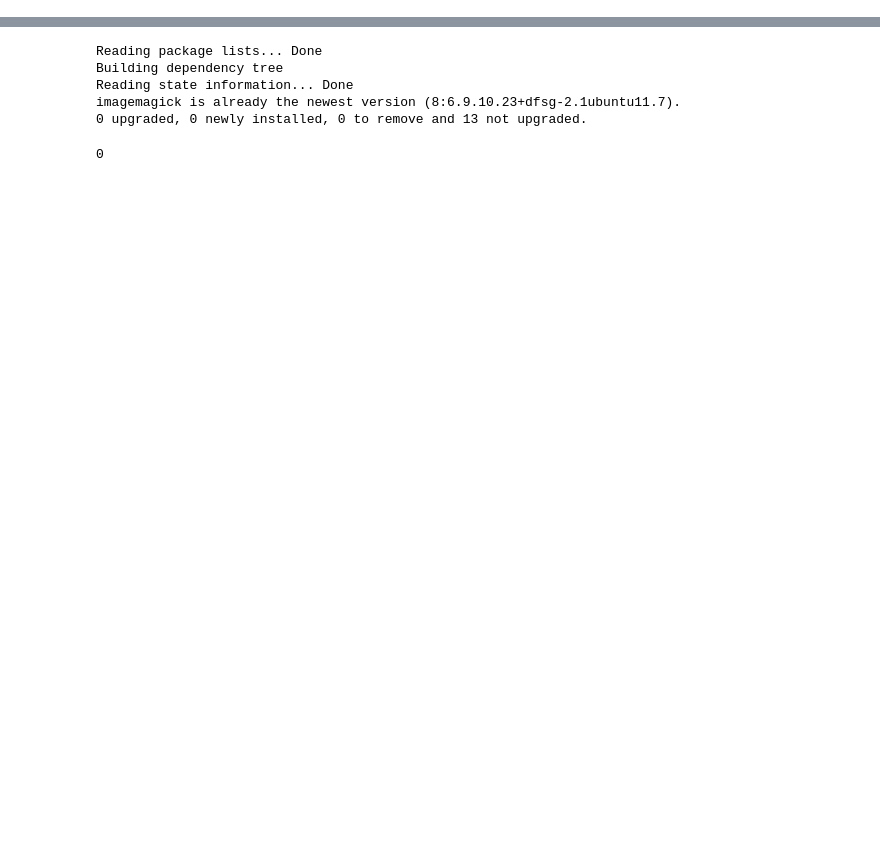
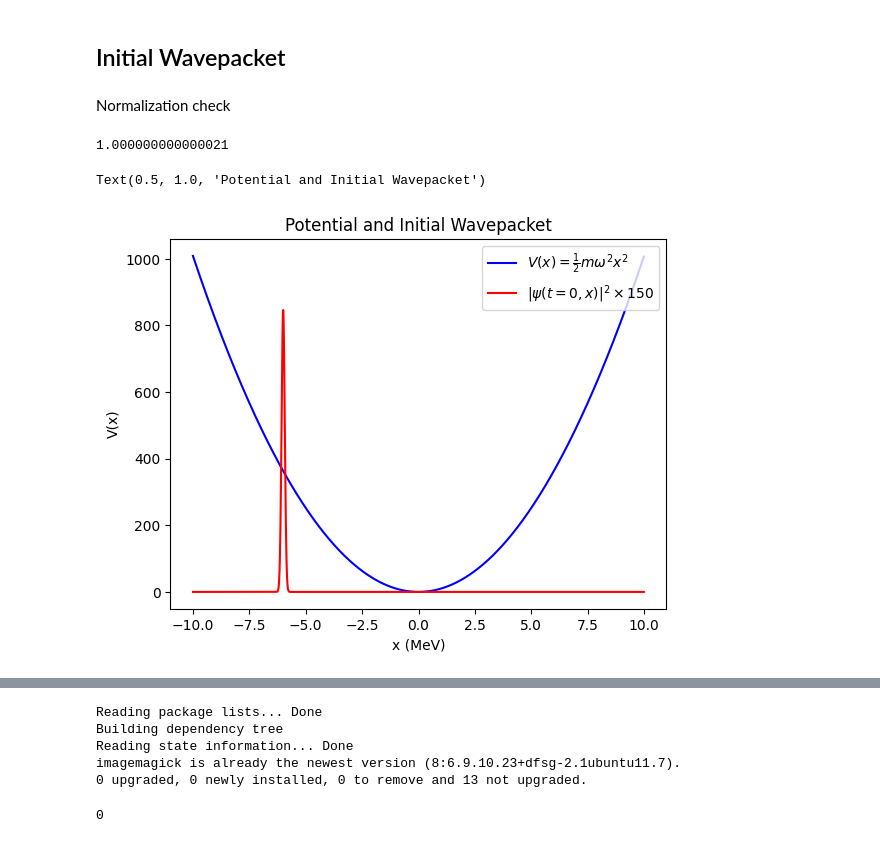
Before and after one commit to Vaquera-Araujo/LabAv2023, a Jupyter notebook: Symbolic and Numerical Projects/Schrödinger Equation in One Dimension/numerical_time_dependent_quantum_harmonic_oscillator.ipynb, the cells around one changed output, grey strips where cells are left out. Saved outputs shown, nothing was run; the diff lists cells and outputs as text; code cells hidden in the pictures; blank space fills up the shorter version.

```diff
--- a/Symbolic and Numerical Projects/Schrödinger Equation in One Dimension/numerical_time_dependent_quantum_harmonic_oscillator.ipynb
+++ b/Symbolic and Numerical Projects/Schrödinger Equation in One Dimension/numerical_time_dependent_quantum_harmonic_oscillator.ipynb
@@ -155,0 +16,9 @@ plt.legend(loc=1, fontsize=8, fancybox=False)
+# %%
+k= 10.0 # Wave number
+m=0.511 # Mass in MeV
+sigma= 0.1 # Width of the initial gaussian wavepacket
+x0=-6.0 # Center of the initial gaussian wavepacket
+A= 1.0/(sigma*np.sqrt(np.pi)) # Normalization constant of the initial gaussian wavepacket
+T=1.0 # SHO period in MeV^{-1}
+omega=2*np.pi/T # SHO angular frequency
+hbar=1 # Natural units, adimensional. Otherwise use hbar= 1.0545718e-34 J s
@@ -155,0 +27,22 @@ plt.legend(loc=1, fontsize=8, fancybox=False)
+# %%
+V=0.5*m*(omega**2)*x**2
+# %% [markdown]
+## Initial Wavepacket
+# %%
+psi0=np.sqrt(A)*np.exp(-(x-x0)**2/(2.0*sigma**2))*np.exp(1j*k*x)
+# %% [markdown]
+Normalization check
+# %%
+np.sum(np.abs(psi0)**2)*dx
+# %% [output]
+1.000000000000021
+# %%
+plt.plot(x,V,'b',label=r'$V(x)=\frac{1}{2}m\omega^2 x^2$')
+plt.plot(x,150*np.abs(psi0)**2,'r',label=r'$|\psi(t=0,x)|^2\times 150$')
+plt.legend(loc=1)
+plt.xlabel('x (MeV)')
+plt.ylabel('V(x)')
+plt.title(f'Potential and Initial Wavepacket')
+# %% [output]
+Text(0.5, 1.0, 'Potential and Initial Wavepacket')
+[figure, added]
```
Also changed, not shown: parts of 44 cells of this notebook.
